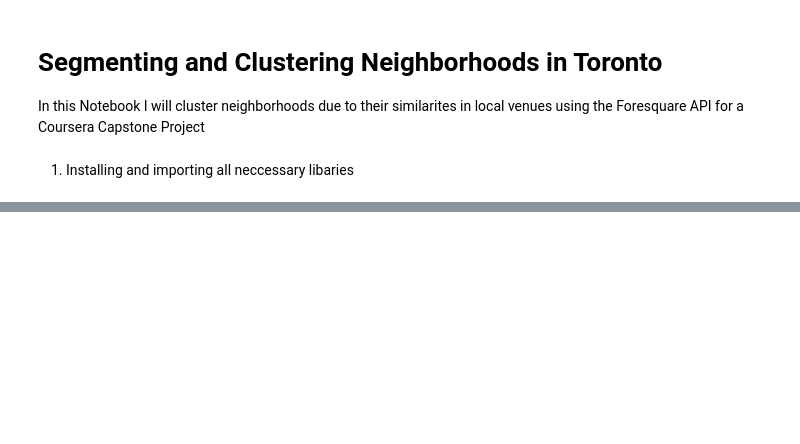
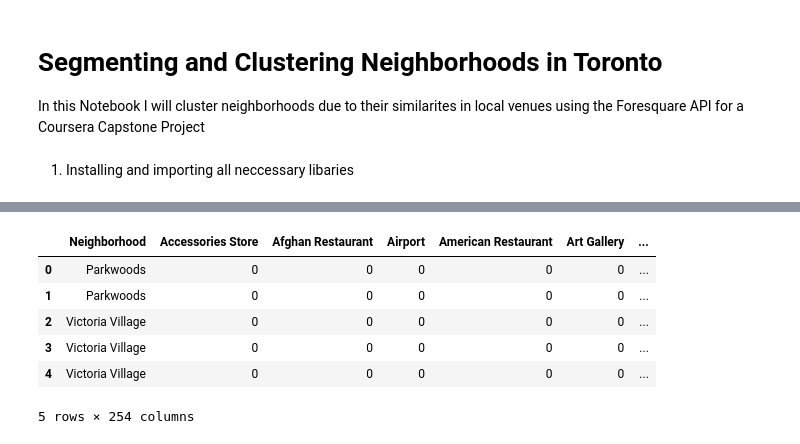
Before and after one commit to GuettlerPro/Coursera_Capstone, a Jupyter notebook: Segmenting and Clustering Neighborhoods in Toronto.ipynb, the cells around one changed output, grey strips where cells are left out. Saved outputs shown, nothing was run; the diff lists cells and outputs as text; code cells hidden in the pictures; blank space fills up the shorter version.

```diff
--- a/Segmenting and Clustering Neighborhoods in Toronto.ipynb
+++ b/Segmenting and Clustering Neighborhoods in Toronto.ipynb
@@ -57,0 +244,22 @@ soup = BeautifulSoup(data, "html5lib") #creating a soup object
+# %%
+
+# one hot encoding
+toronto_onehot = pd.get_dummies(toronto_venues[['Venue Category']], prefix="", prefix_sep="")
+
+# add neighborhood column back to dataframe
+toronto_onehot['Neighborhood'] = toronto_venues['Neighborhood']
+
+# move neighborhood column to the first column
+col = toronto_onehot.pop("Neighborhood")
+toronto_onehot.insert(0, "Neighborhood",col)
+
+
+toronto_onehot.head()
+# %% [output]
+|  | Neighborhood | Accessories Store | Afghan Restaurant | Airport | American Restaurant | Art Gallery | ... |
+| 0 | Parkwoods | 0 | 0 | 0 | 0 | 0 | ... |
+| 1 | Parkwoods | 0 | 0 | 0 | 0 | 0 | ... |
+| 2 | Victoria Village | 0 | 0 | 0 | 0 | 0 | ... |
+| 3 | Victoria Village | 0 | 0 | 0 | 0 | 0 | ... |
+| 4 | Victoria Village | 0 | 0 | 0 | 0 | 0 | ... |
+5 rows × 254 columns
```
Also changed, not shown: parts of 22 cells of this notebook.
